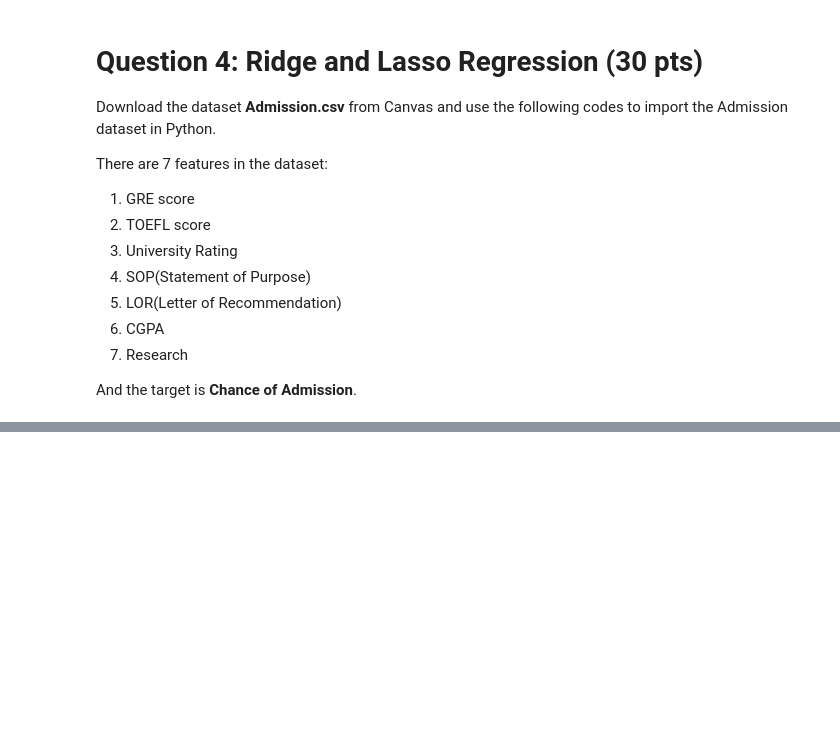
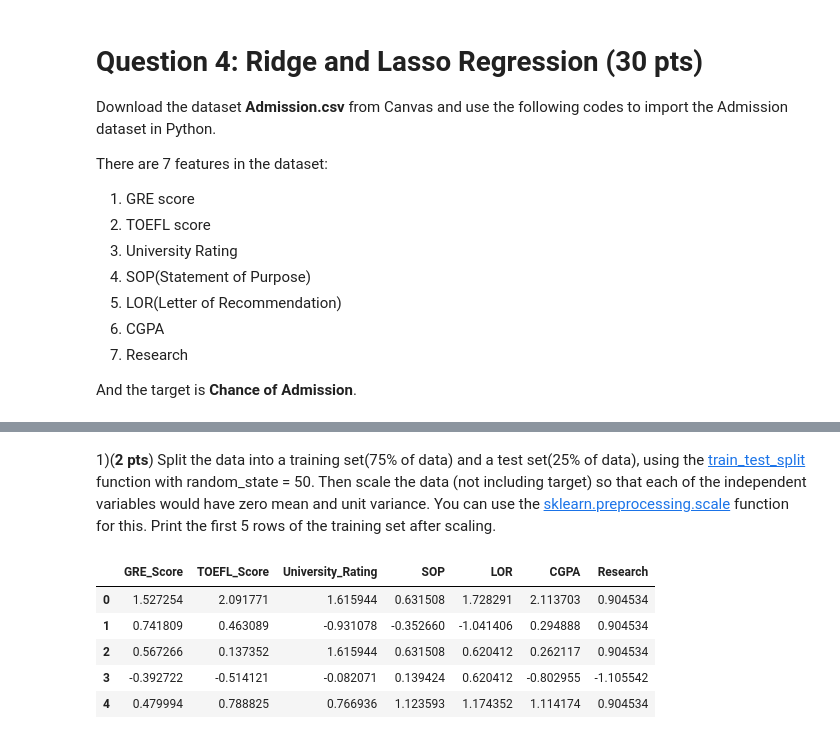
Before and after one commit to allie-touchstone/Advanced-Machine-Learning, a Jupyter notebook: HW 1.ipynb, the cells around one changed output, grey strips where cells are left out. Cells and saved outputs as stored; diff of their text form; code cells hidden in the pictures; blank space fills up the shorter version.

```diff
--- a/HW 1.ipynb
+++ b/HW 1.ipynb
@@ -83,4 +115,23 @@ df.head() # Show you the first 5 rows in this file
 # %%
 y = df['Chance_of_Admit'] # The column named Chance_of_Admit is used as the target, and we store it in y
 X = df.drop(['Chance_of_Admit'], axis=1) # We keep the remaining columns as the features, and store them in x
+# %% [markdown]
+1)(**2 pts**) Split the data into a training set(75% of data) and a test set(25% of data), using the [train_test_split](https://scikit-learn.org/stable/modules/generated/sklearn.model_selection.train_test_split.html) function with random_state = 50. Then scale the data (not including target) so that each of the independent variables would have zero mean and unit variance. You can use the [sklearn.preprocessing.scale](https://scikit-learn.org/stable/modules/generated/sklearn.preprocessing.scale.html) function for this. Print the first 5 rows of the training set after scaling.
+# %%
+# 1
+from sklearn.model_selection import train_test_split
+X_train, X_test, y_train, y_test = train_test_split(X, y, test_size=0.25, random_state=50)
+
+from sklearn.preprocessing import scale
+X_train = pd.DataFrame(scale(X_train), columns = X_train.columns)
+X_test = pd.DataFrame(scale(X_test), columns = X_test.columns)
+
+X_train.head()
+# %% [output]
+|  | GRE_Score | TOEFL_Score | University_Rating | SOP | LOR | CGPA | Research |
+| 0 | 1.527254 | 2.091771 | 1.615944 | 0.631508 | 1.728291 | 2.113703 | 0.904534 |
+| 1 | 0.741809 | 0.463089 | -0.931078 | -0.352660 | -1.041406 | 0.294888 | 0.904534 |
+| 2 | 0.567266 | 0.137352 | 1.615944 | 0.631508 | 0.620412 | 0.262117 | 0.904534 |
+| 3 | -0.392722 | -0.514121 | -0.082071 | 0.139424 | 0.620412 | -0.802955 | -1.105542 |
+| 4 | 0.479994 | 0.788825 | 0.766936 | 1.123593 | 1.174352 | 1.114174 | 0.904534 |
 # %% [markdown]
```
Also changed, not shown: parts of 27 cells of this notebook.
